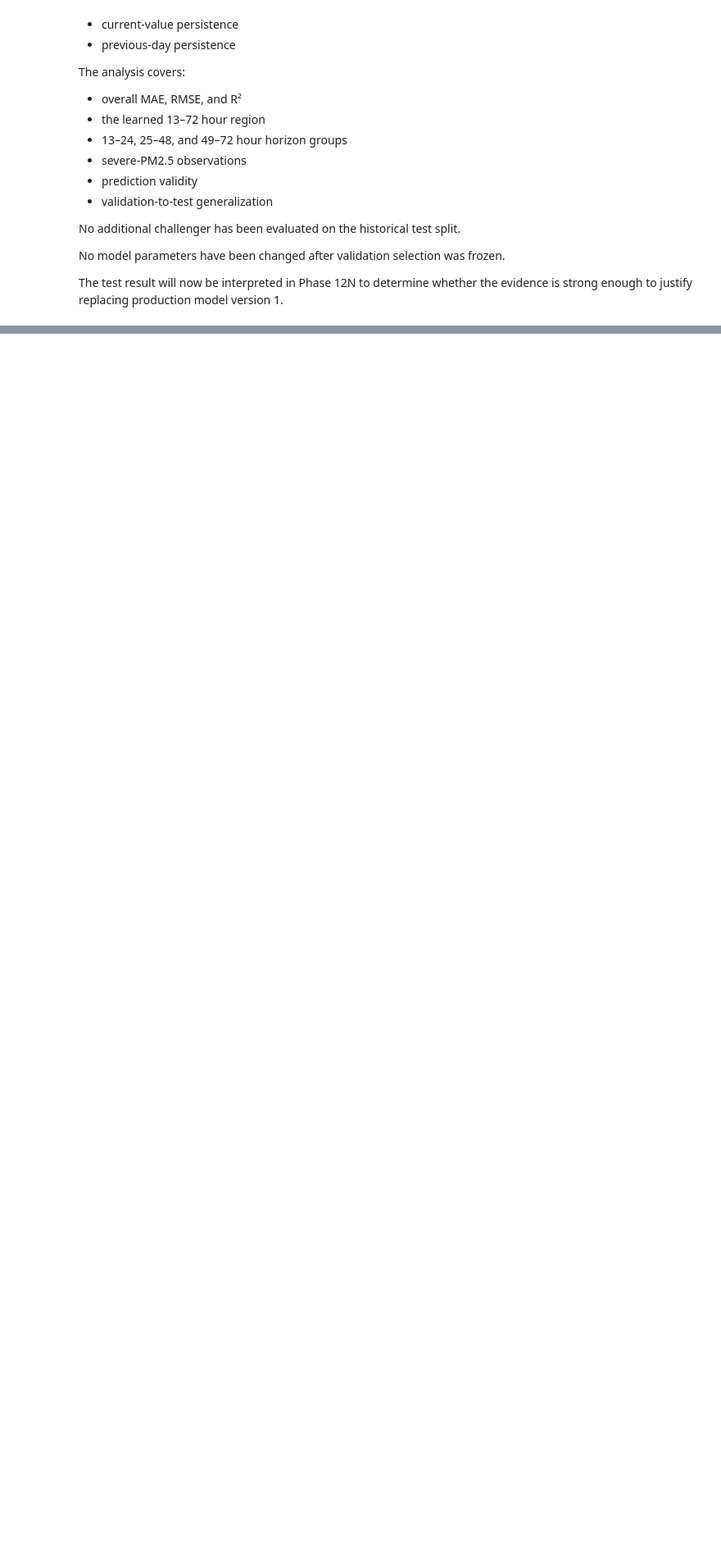
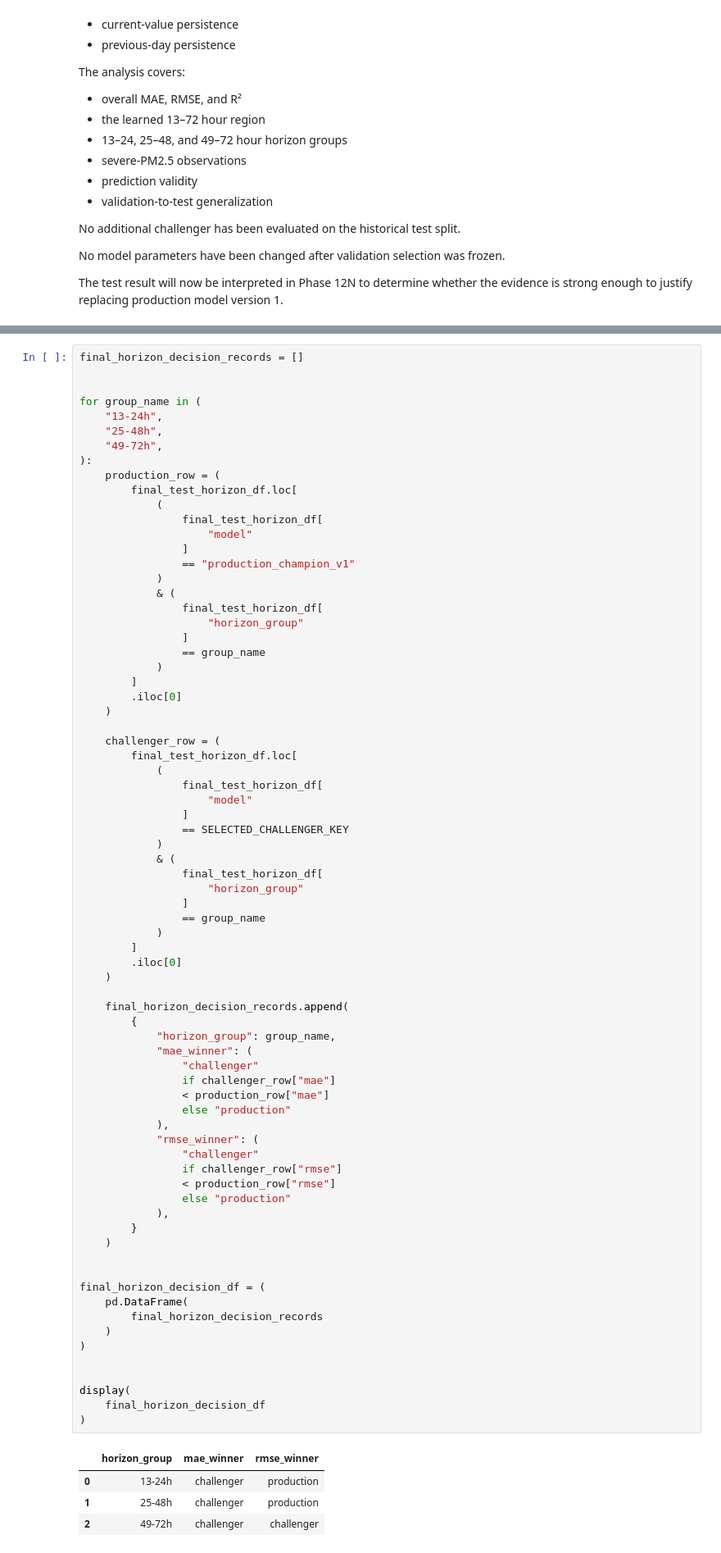
Before and after one commit to riyanj220/pearls-aqi-predictor, a Jupyter notebook: notebooks/12_model_challenger_benchmark.ipynb, the cells around one changed output, grey strips where cells are left out. Shown at 82% size. Drawn from its saved outputs; the diff is of its cells as text; blank space fills up the shorter version.

```diff
--- a/notebooks/12_model_challenger_benchmark.ipynb
+++ b/notebooks/12_model_challenger_benchmark.ipynb
@@ -10884,0 +11063,79 @@ evidence is strong enough to justify replacing production model version 1.
+# %%
+final_horizon_decision_records = []
+
+
+for group_name in (
+    "13-24h",
+    "25-48h",
+    "49-72h",
+):
+    production_row = (
+        final_test_horizon_df.loc[
+            (
+                final_test_horizon_df[
+                    "model"
+                ]
+                == "production_champion_v1"
+            )
+            & (
+                final_test_horizon_df[
+                    "horizon_group"
+                ]
+                == group_name
+            )
+        ]
+        .iloc[0]
+    )
+
+    challenger_row = (
+        final_test_horizon_df.loc[
+            (
+                final_test_horizon_df[
+                    "model"
+                ]
+                == SELECTED_CHALLENGER_KEY
+            )
+            & (
+                final_test_horizon_df[
+                    "horizon_group"
+                ]
+                == group_name
+            )
+        ]
+        .iloc[0]
+    )
+
+    final_horizon_decision_records.append(
+        {
+            "horizon_group": group_name,
+            "mae_winner": (
+                "challenger"
+                if challenger_row["mae"]
+                < production_row["mae"]
+                else "production"
+            ),
+            "rmse_winner": (
+                "challenger"
+                if challenger_row["rmse"]
+                < production_row["rmse"]
+                else "production"
+            ),
+        }
+    )
+
+
+final_horizon_decision_df = (
+    pd.DataFrame(
+        final_horizon_decision_records
+    )
+)
+
+
+display(
+    final_horizon_decision_df
+)
+# %% [output]
+|  | horizon_group | mae_winner | rmse_winner |
+| 0 | 13-24h | challenger | production |
+| 1 | 25-48h | challenger | production |
+| 2 | 49-72h | challenger | challenger |
```
Also changed, not shown: parts of 5 cells of this notebook.
